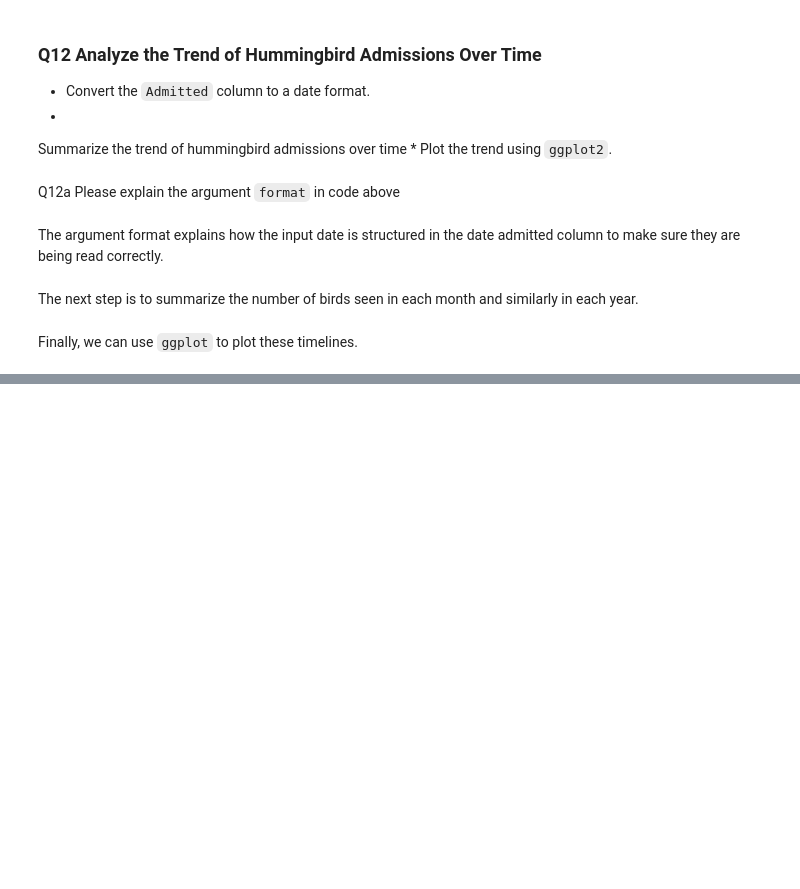
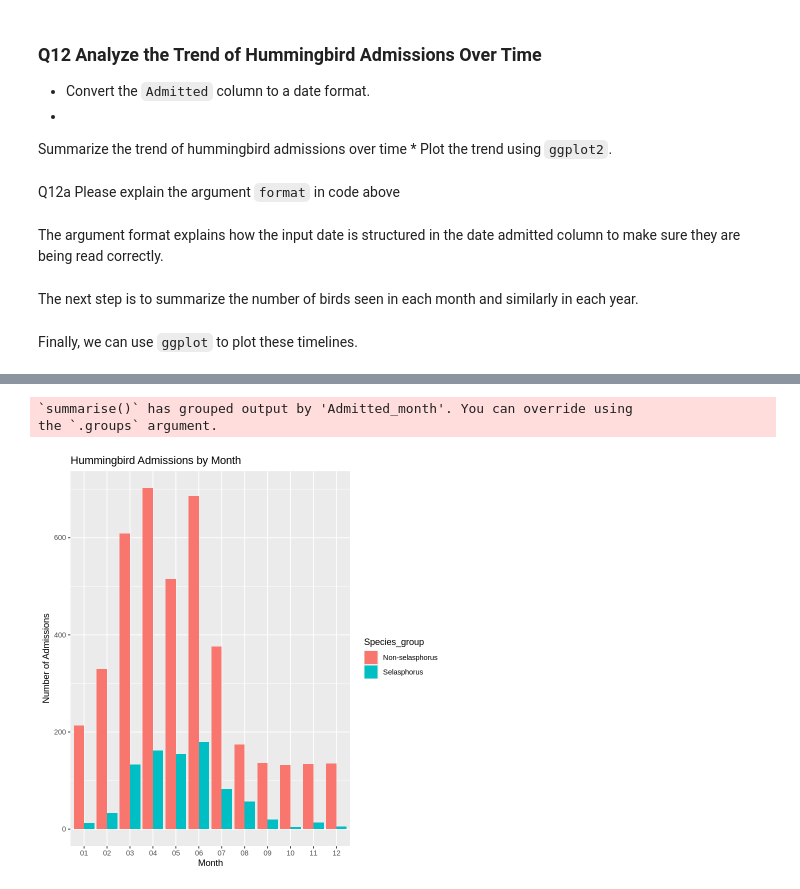
Before and after one commit to ajriner/MPM_200_Riner, a Jupyter notebook: Code/MPM200_Session5_HW_JRiner.ipynb, the cells around one changed output, grey strips where cells are left out. Cells and saved outputs as stored; diff of their text form; code cells hidden in the pictures; blank space fills up the shorter version.

Commit message:
Added timeline plot of monthly admissions

```diff
--- a/Code/MPM200_Session5_HW_JRiner.ipynb
+++ b/Code/MPM200_Session5_HW_JRiner.ipynb
@@ -571,0 +552,16 @@ ggplot(admissions_by_year, aes(x = Admitted_year, y = count)) +
+# %%
+admissions_by_month = model_data %>%
+  mutate(Admitted_month = format(Admitted_date, "%m")) %>%
+  group_by(Admitted_month,Species_group) %>%
+  summarise(count = n_distinct(ID))
+# %% [output]
+`summarise()` has grouped output by 'Admitted_month'. You can override using
+the `.groups` argument.
+# %%
+ggplot(admissions_by_month, aes(x = Admitted_month, y = count, fill = Species_group)) +
+  geom_bar(stat = "identity", position = "dodge") +
+  xlab("Month") +
+  ylab("Number of Admissions") +
+  labs(title = "Hummingbird Admissions by Month")
+# %% [output]
+[figure, added]
```
Also changed, not shown: parts of 18 cells of this notebook.
